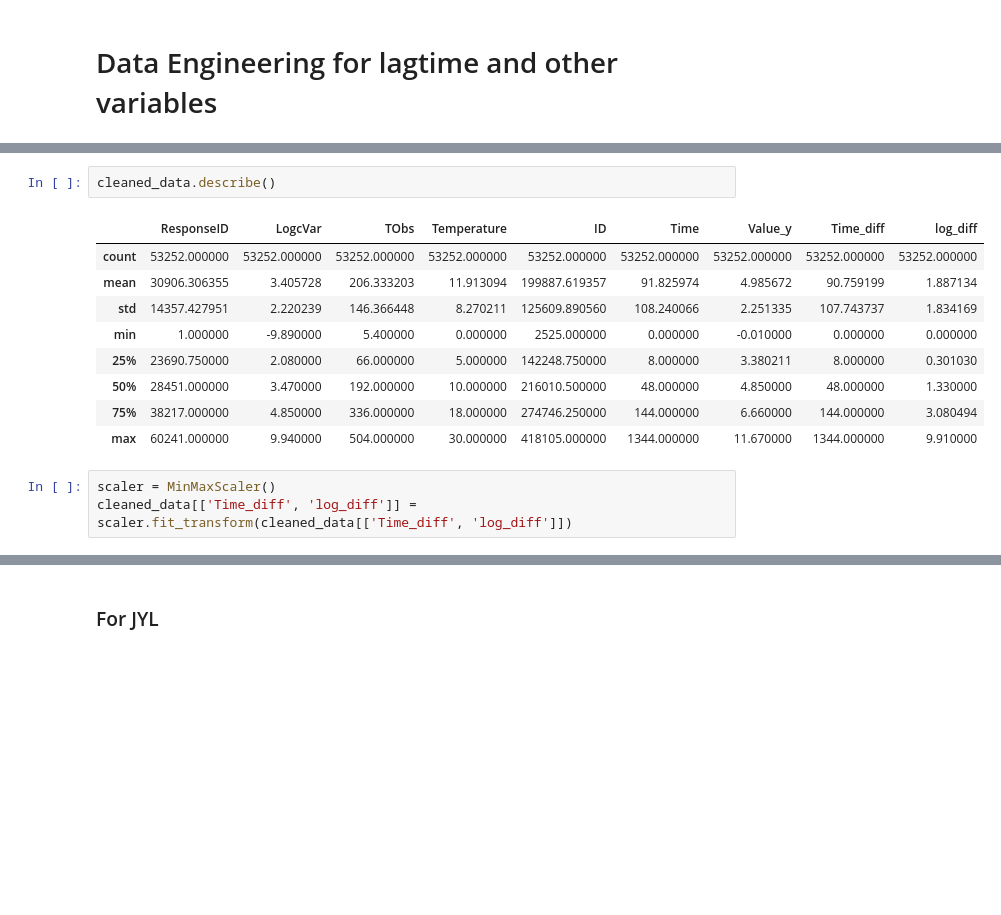
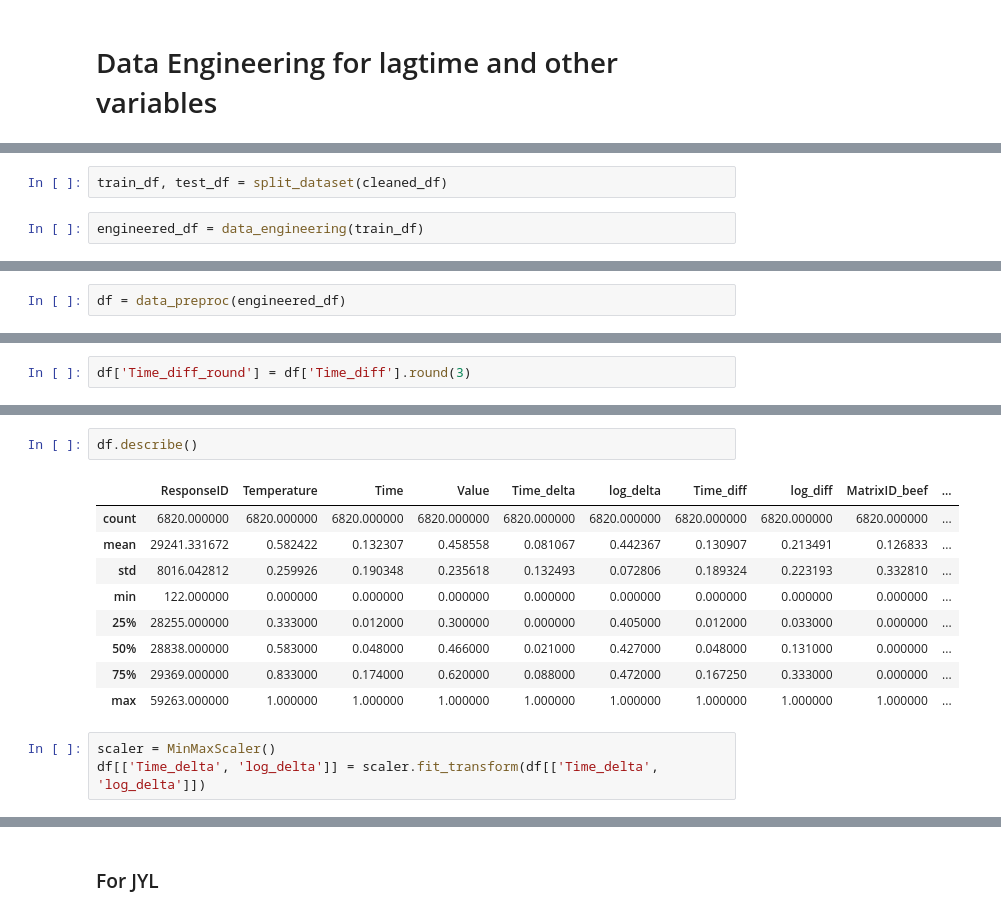
Before and after one commit to lulutinee/safer_food, a Jupyter notebook: notebooks/safer-food.ipynb, the cells around one changed output, grey strips where cells are left out. Saved outputs shown, nothing was run; the diff lists cells and outputs as text; blank space fills up the shorter version.

Commit message:
Intorpolated data and made a try at a first model

```diff
--- a/notebooks/safer-food.ipynb
+++ b/notebooks/safer-food.ipynb
@@ -553,0 +702,4 @@ cleaned_data
+# %%
+train_df, test_df = split_dataset(cleaned_df)
+# %%
+engineered_df = data_engineering(train_df)
@@ -553,0 +1089,2 @@ cleaned_data
+# %%
+df = data_preproc(engineered_df)
@@ -553,0 +1107,2 @@ cleaned_data
+# %%
+df['Time_diff_round'] = df['Time_diff'].round(3)
@@ -554,16 +1163,16 @@ cleaned_data
 # %%
-cleaned_data.describe()
+df.describe()
 # %% [output]
-|  | ResponseID | LogcVar | TObs | Temperature | ID | Time | Value_y | Time_diff | log_diff |
-| count | 53252.000000 | 53252.000000 | 53252.000000 | 53252.000000 | 53252.000000 | 53252.000000 | 53252.000000 | 53252.000000 | 53252.000000 |
-| mean | 30906.306355 | 3.405728 | 206.333203 | 11.913094 | 199887.619357 | 91.825974 | 4.985672 | 90.759199 | 1.887134 |
-| std | 14357.427951 | 2.220239 | 146.366448 | 8.270211 | 125609.890560 | 108.240066 | 2.251335 | 107.743737 | 1.834169 |
-| min | 1.000000 | -9.890000 | 5.400000 | 0.000000 | 2525.000000 | 0.000000 | -0.010000 | 0.000000 | 0.000000 |
-| 25% | 23690.750000 | 2.080000 | 66.000000 | 5.000000 | 142248.750000 | 8.000000 | 3.380211 | 8.000000 | 0.301030 |
-| 50% | 28451.000000 | 3.470000 | 192.000000 | 10.000000 | 216010.500000 | 48.000000 | 4.850000 | 48.000000 | 1.330000 |
-| 75% | 38217.000000 | 4.850000 | 336.000000 | 18.000000 | 274746.250000 | 144.000000 | 6.660000 | 144.000000 | 3.080494 |
-| max | 60241.000000 | 9.940000 | 504.000000 | 30.000000 | 418105.000000 | 1344.000000 | 11.670000 | 1344.000000 | 9.910000 |
+|  | ResponseID | Temperature | Time | Value | Time_delta | log_delta | Time_diff | log_diff | MatrixID_beef | ... |
+| count | 6820.000000 | 6820.000000 | 6820.000000 | 6820.000000 | 6820.000000 | 6820.000000 | 6820.000000 | 6820.000000 | 6820.000000 | ... |
+| mean | 29241.331672 | 0.582422 | 0.132307 | 0.458558 | 0.081067 | 0.442367 | 0.130907 | 0.213491 | 0.126833 | ... |
+| std | 8016.042812 | 0.259926 | 0.190348 | 0.235618 | 0.132493 | 0.072806 | 0.189324 | 0.223193 | 0.332810 | ... |
+| min | 122.000000 | 0.000000 | 0.000000 | 0.000000 | 0.000000 | 0.000000 | 0.000000 | 0.000000 | 0.000000 | ... |
+| 25% | 28255.000000 | 0.333000 | 0.012000 | 0.300000 | 0.000000 | 0.405000 | 0.012000 | 0.033000 | 0.000000 | ... |
+| 50% | 28838.000000 | 0.583000 | 0.048000 | 0.466000 | 0.021000 | 0.427000 | 0.048000 | 0.131000 | 0.000000 | ... |
+| 75% | 29369.000000 | 0.833000 | 0.174000 | 0.620000 | 0.088000 | 0.472000 | 0.167250 | 0.333000 | 0.000000 | ... |
+| max | 59263.000000 | 1.000000 | 1.000000 | 1.000000 | 1.000000 | 1.000000 | 1.000000 | 1.000000 | 1.000000 | ... |
 # %%
 scaler = MinMaxScaler()
-cleaned_data[['Time_diff', 'log_diff']] = scaler.fit_transform(cleaned_data[['Time_diff', 'log_diff']])
+df[['Time_delta', 'log_delta']] = scaler.fit_transform(df[['Time_delta', 'log_delta']])
 # %%
```
Also changed, not shown: parts of 98 cells of this notebook.
